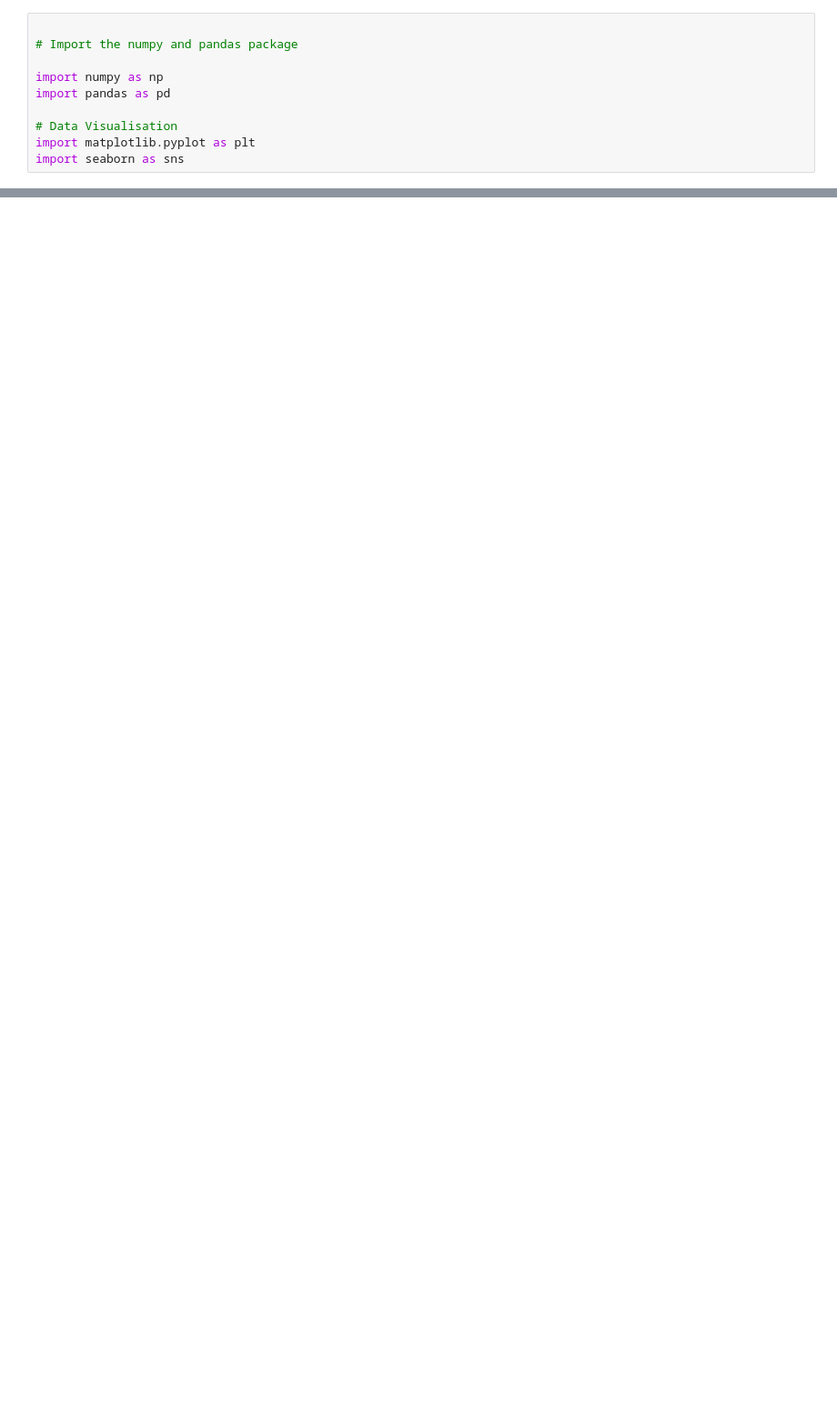
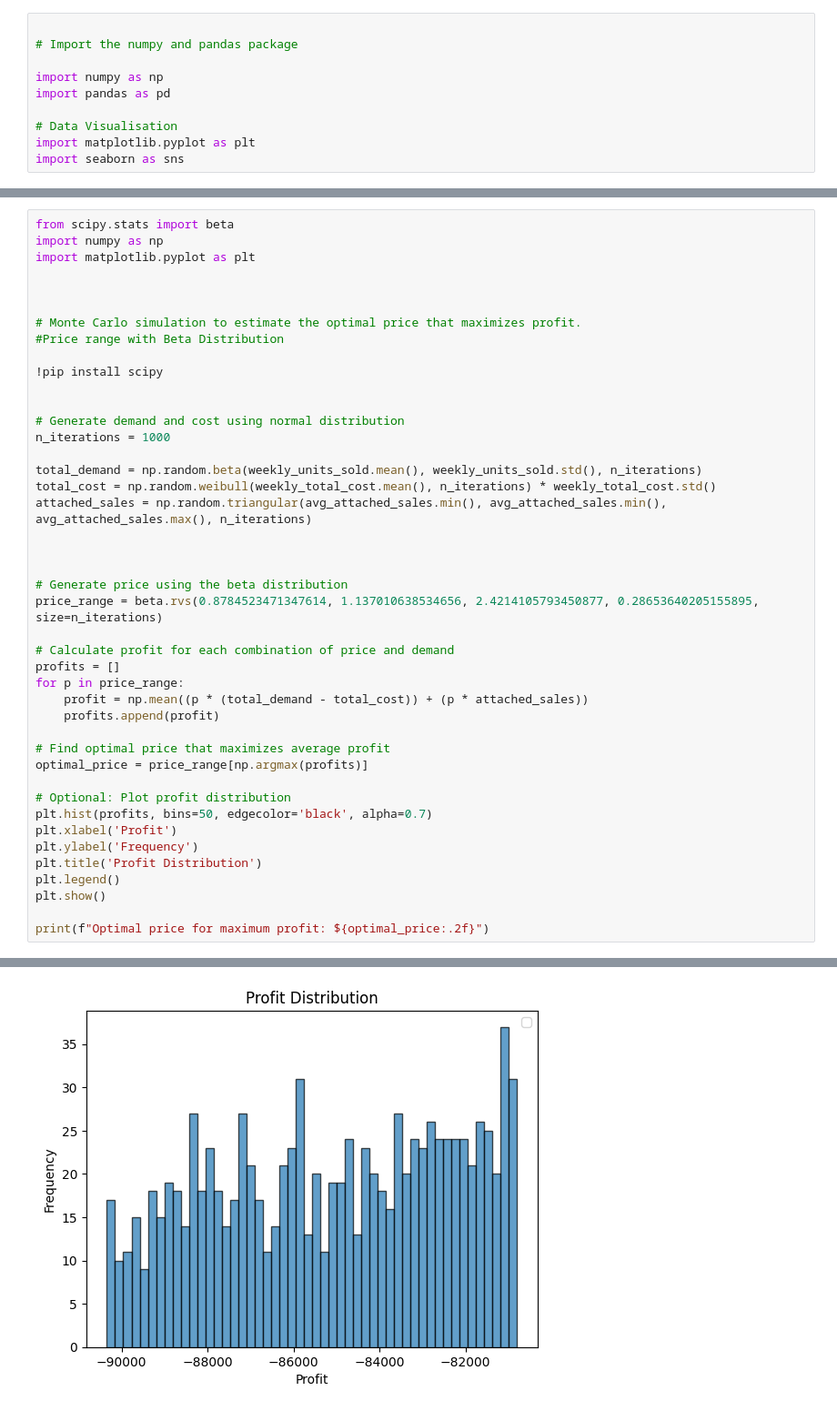
Before and after one commit to MariamAmmar/6644_Final_Project, a Jupyter notebook: Midwest.ipynb, the cells around one changed output, grey strips where cells are left out. Shown at 91% size. Cells and saved outputs as stored; diff of their text form; blank space fills up the shorter version.

```diff
--- a/Midwest.ipynb
+++ b/Midwest.ipynb
@@ -12,0 +432,44 @@ import seaborn as sns
+# %%
+from scipy.stats import beta
+import numpy as np
+import matplotlib.pyplot as plt
+
+
+
+# Monte Carlo simulation to estimate the optimal price that maximizes profit.
+#Price range with Beta Distribution
+
+!pip install scipy
+
+
+# Generate demand and cost using normal distribution
+n_iterations = 1000
+
+total_demand = np.random.beta(weekly_units_sold.mean(), weekly_units_sold.std(), n_iterations)
+total_cost = np.random.weibull(weekly_total_cost.mean(), n_iterations) * weekly_total_cost.std()
+attached_sales = np.random.triangular(avg_attached_sales.min(), avg_attached_sales.min(), avg_attached_sales.max(), n_iterations)
+
+
+
+# Generate price using the beta distribution
+price_range = beta.rvs(0.8784523471347614, 1.137010638534656, 2.4214105793450877, 0.28653640205155895, size=n_iterations)
+
+# Calculate profit for each combination of price and demand
+profits = []
+for p in price_range:
+    profit = np.mean((p * (total_demand - total_cost)) + (p * attached_sales))
+    profits.append(profit)
+
+# Find optimal price that maximizes average profit
+optimal_price = price_range[np.argmax(profits)]
+
+# Optional: Plot profit distribution
+plt.hist(profits, bins=50, edgecolor='black', alpha=0.7)
+plt.xlabel('Profit')
+plt.ylabel('Frequency')
+plt.title('Profit Distribution')
+plt.legend()
+plt.show()
+
+print(f"Optimal price for maximum profit: ${optimal_price:.2f}")
+# %% [output]
@@ -12,0 +479 @@ import seaborn as sns
+[figure, added]
```
Also changed, not shown: parts of 12 cells of this notebook.
